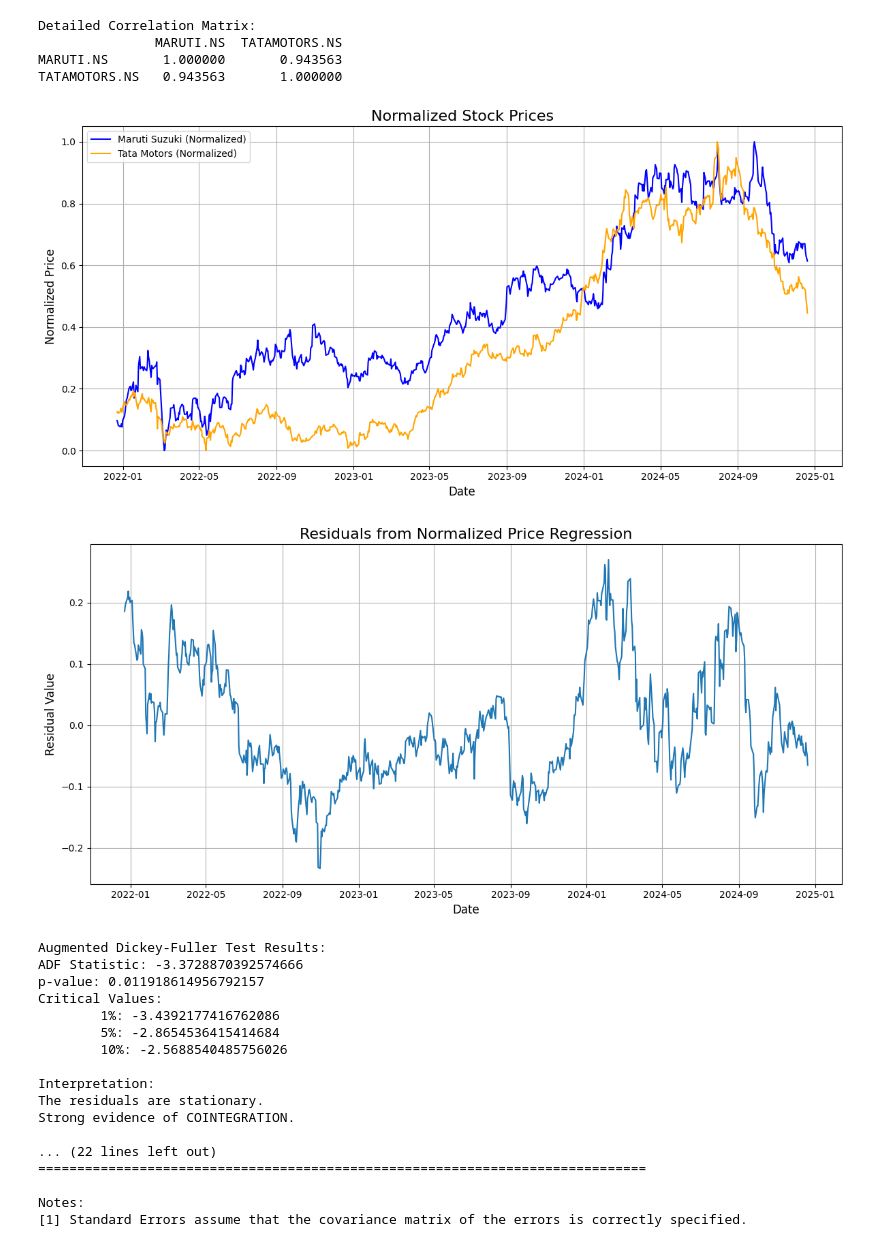
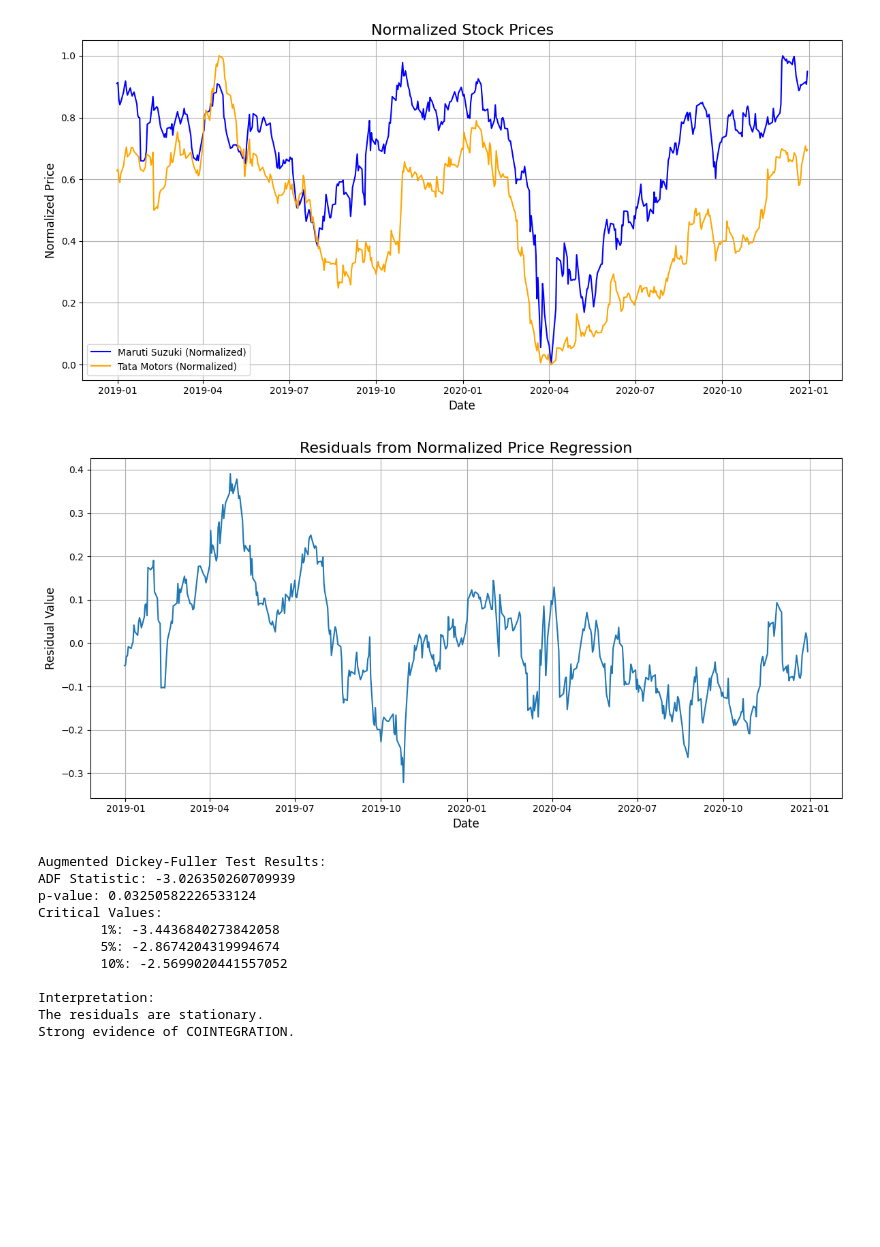
Before and after one commit to Piyushkumar2004/Pairs_trading_Piyush_Kumar, a Jupyter notebook: Pairs_trading_strategy_code.ipynb, the cells around one changed output. Cells and saved outputs as stored; diff of their text form; code cells hidden in the pictures; blank space fills up the shorter version.

```diff
--- a/Pairs_trading_strategy_code.ipynb
+++ b/Pairs_trading_strategy_code.ipynb
@@ -1,5 +1,5 @@
 # %%
-#importing the important libraries that we will use in this statistical arbitrage strategy.
+# Importing the Important libraries that we will use in this Statistical Arbitrage Strategy.
 import pandas as pd
 import yfinance as yf
 import matplotlib.pyplot as plt
@@ -9,29 +9,22 @@ from datetime import datetime, timedelta
 from statsmodels.tsa.stattools import adfuller
 import statsmodels.api as sm
 
-# Defining the stock symbols and timeframe for Maruti Suzuki and Tata Motors
+# Defining the Stock symbols and timeframe for Maruti Suzuki and Tata Motors
 # The reason for choosing these two stocks is they have very low p-value.
 # I will explain later why it was important for us to get a low p-value.
 symbols = ["MARUTI.NS", "TATAMOTORS.NS"]
-end_date = datetime.today().date() #ending with 18th december date.
-start_date = end_date - timedelta(days=3 * 365) # we want to download the data of last 3 years.
-
-closing_prices = pd.DataFrame() # creating a pandas dataframe
+start_date = datetime(2018, 12, 31).date()
+end_date = datetime(2020,12, 31).date()
+# Downloading this data because i am assuming that we will start trading in this stock by 2021.
+closing_prices1 = pd.DataFrame() # Creating a pandas dataframe
 for symbol in symbols:
     print(f"Downloading data for {symbol}")
-    data = yf.download(symbol, start=start_date, end=end_date, interval="1d") #downloading from yfinance
-    closing_prices[symbol] = data['Close'] #saving the closing prices in a single dataframe for both of the stocks.
-#saving the data in a single file
-file_name = "MARUTI_TATAMOTORS_ClosingPrices.csv"
-closing_prices.to_csv(file_name)
-print(f"Combined closing prices saved to {file_name}")
-closing_prices.head()
+    data = yf.download(symbol, start=start_date, end=end_date, interval="1d") # Downloading from yfinance
+    closing_prices1[symbol] = data['Close'] # Saving the closing prices in a single dataframe for both of the stocks.
 
-# Plotting Closing Prices for both of the stocks
-closing_prices = pd.read_csv(file_name, index_col="Date", parse_dates=True)
 plt.figure(figsize=(12, 6))
-plt.plot(closing_prices.index, closing_prices["MARUTI.NS"], label="Maruti Suzuki", color="blue", linewidth=2)
-plt.plot(closing_prices.index, closing_prices["TATAMOTORS.NS"], label="Tata Motors", color="green", linewidth=2)
+plt.plot(closing_prices1.index, closing_prices1["MARUTI.NS"], label="Maruti Suzuki", color="blue", linewidth=2)
+plt.plot(closing_prices1.index, closing_prices1["TATAMOTORS.NS"], label="Tata Motors", color="green", linewidth=2)
 plt.title("Closing Prices of Maruti Suzuki and Tata Motors", fontsize=16)
 plt.xlabel("Date", fontsize=12)
 plt.ylabel("Closing Price (INR)", fontsize=12)
@@ -56,24 +49,20 @@ def perform_correlation_analysis(closing_prices):
     plt.grid(True)
     plt.tight_layout()
     plt.show()
-    # just forming a correlation matrix
-    correlation_matrix = closing_prices[["MARUTI.NS", "TATAMOTORS.NS"]].corr()
-    print("\nDetailed Correlation Matrix:")
-    print(correlation_matrix)
     return overall_correlation
 
-results = perform_correlation_analysis(closing_prices)
+results = perform_correlation_analysis(closing_prices1)
+print(results)
+# I have the data of these stocks from 2018 to 2020, we will start our trading from 2021.
 # Performing Normalized Cointegration Test, this test is most important, we have to check for the p-value, if it is good then then we can select the stock pair
 def normalize_prices(series): # normalizing function for the stock prices.
     return (series - series.min()) / (series.max() - series.min())
-
+# Here we can not say that this strategy has look ahead bias becuase i am running the correlation test on the old data.
 def perform_normalized_cointegration_test(closing_prices):
     # normalising both of the stock prices.
     x_normalized = normalize_prices(closing_prices["MARUTI.NS"])
     y_normalized = normalize_prices(closing_prices["TATAMOTORS.NS"])
     # plotting the normalised stock prices on the same chart.
-    import matplotlib.pyplot as plt
-
     plt.figure(figsize=(12, 6))
     plt.plot(closing_prices.index, x_normalized, label='Maruti Suzuki (Normalized)', color='blue')
     plt.plot(closing_prices.index, y_normalized, label='Tata Motors (Normalized)', color='orange')
@@ -85,6 +74,7 @@ def perform_normalized_cointegration_test(closing_prices):
     plt.tight_layout()
     plt.show()
     # applying linear regression(ordinary least squares)
+    # We can apply linear regression just to see whether p-value<0.05 or not.
     X = sm.add_constant(x_normalized)
     model = sm.OLS(y_normalized, X).fit()
     residuals = model.resid
@@ -112,9 +102,7 @@ def perform_normalized_cointegration_test(closing_prices):
     else:
         print("The residuals are NOT stationary.")
         print("Weak or NO evidence of cointegration.")
-    print('\nLinear Regression Model Summary:')
-    print(model.summary())
     return {'normalized_prices': {'Maruti Suzuki': x_normalized, 'Tata Motors': y_normalized}, 'residuals': residuals}
 
-normalized_cointegration_results = perform_normalized_cointegration_test(closing_prices)
+normalized_cointegration_results = perform_normalized_cointegration_test(closing_prices1)
 # %% [output]
@@ -129,23 +117,13 @@ Overall Pearson Correlation: 0.9436
-Detailed Correlation Matrix:
-               MARUTI.NS  TATAMOTORS.NS
-MARUTI.NS       1.000000       0.943563
-TATAMOTORS.NS   0.943563       1.000000
-[figure, old version]
+[figure, new version]
-[figure, old version]
+[figure, new version]
-Augmented Dickey-Fuller Test Results:
-ADF Statistic: -3.3728870392574666
-p-value: 0.011918614956792157
-Critical Values:
-        1%: -3.4392177416762086
-        5%: -2.8654536415414684
-        10%: -2.5688540485756026
-
-Interpretation:
-The residuals are stationary.
-Strong evidence of COINTEGRATION.
-
-... (22 lines left out)
-==============================================================================
-
-Notes:
-[1] Standard Errors assume that the covariance matrix of the errors is correctly specified.
+Augmented Dickey-Fuller Test Results:
+ADF Statistic: -3.026350260709939
+p-value: 0.03250582226533124
+Critical Values:
+        1%: -3.4436840273842058
+        5%: -2.8674204319994674
+        10%: -2.5699020441557052
+
+Interpretation:
+The residuals are stationary.
+Strong evidence of COINTEGRATION.
```
Also changed, not shown: parts of 9 cells of this notebook.
